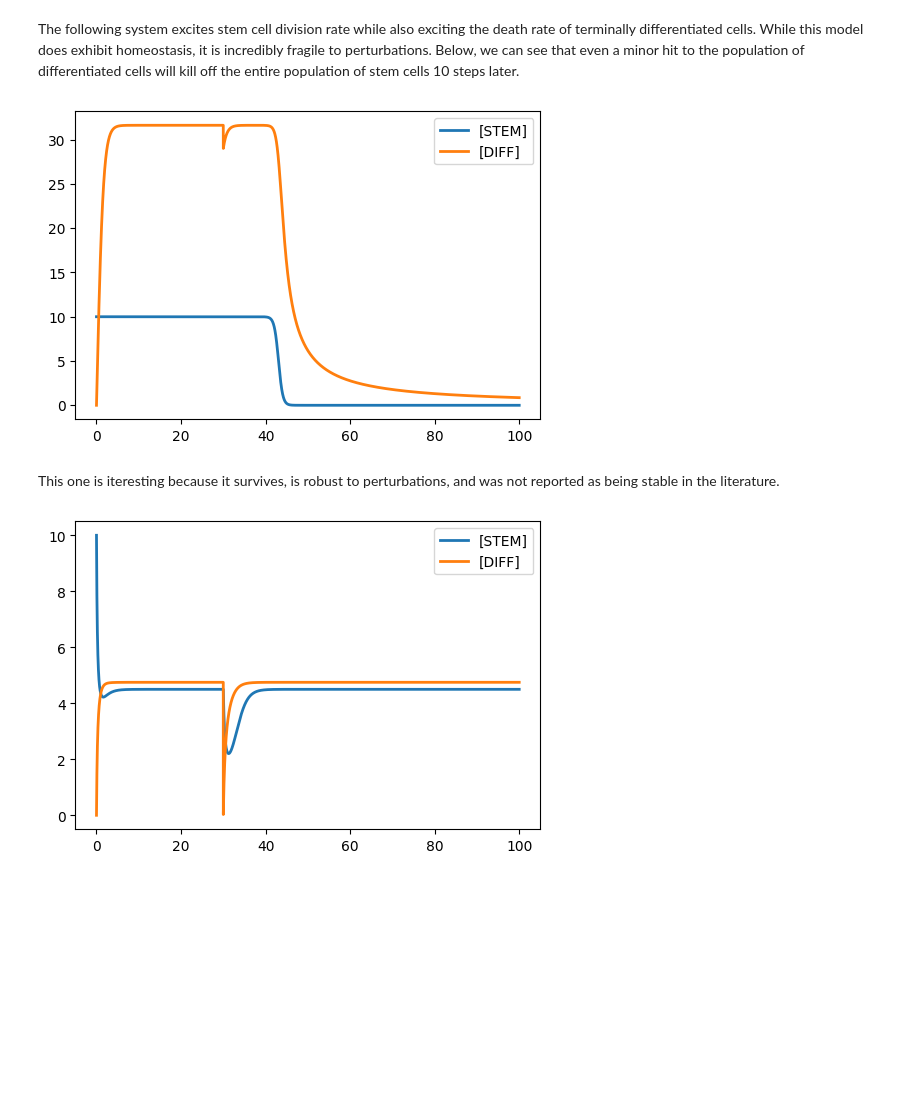
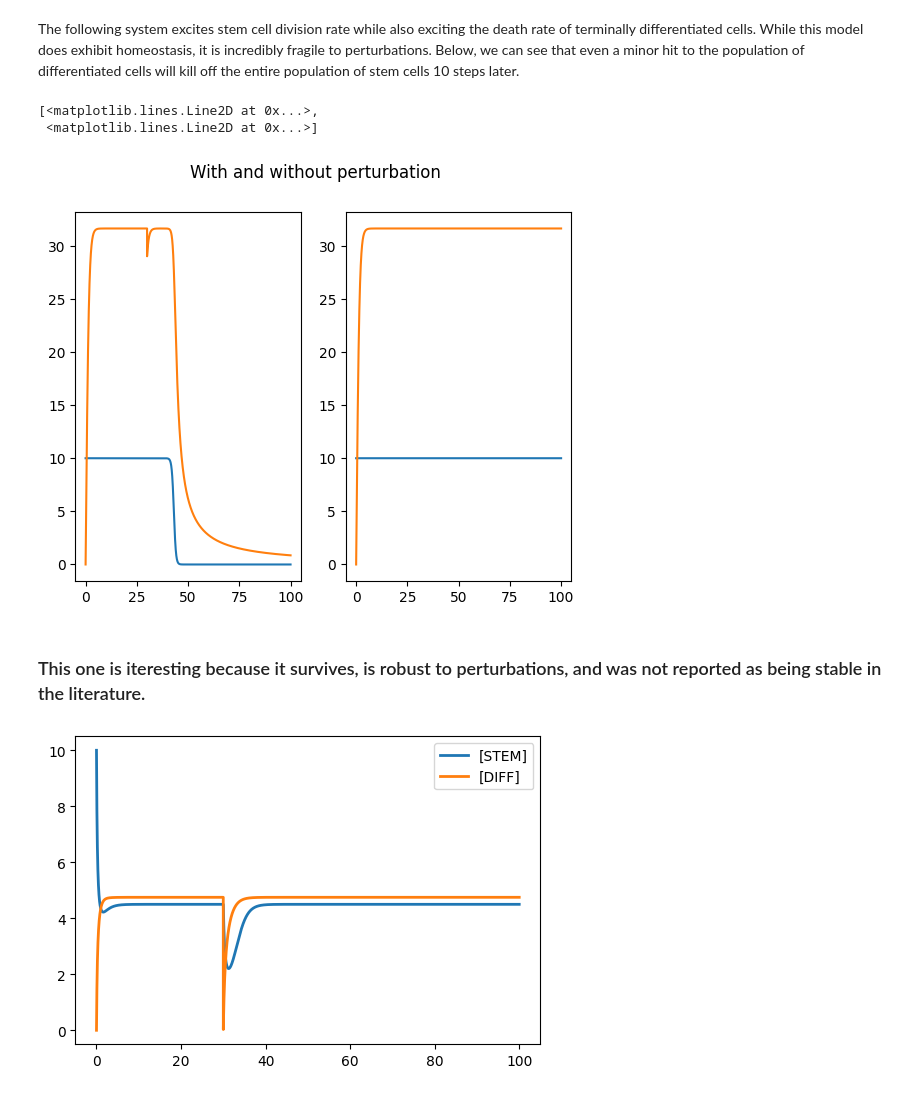
Before and after one commit to JulianoGianlupi/tellurium-nanohub-base, a Jupyter notebook: Nanohub_project.ipynb, the cells around one changed output. Drawn from its saved outputs; the diff is of its cells as text; code cells hidden in the pictures; blank space fills up the shorter version.

Commit message:
added vector plots

```diff
--- a/Nanohub_project.ipynb
+++ b/Nanohub_project.ipynb
@@ -114,16 +114,31 @@ The following system excites stem cell division rate while also exciting the dea
 # %%
 ExciteExcite = twoCompartmentModel(
   STEM='10', DIFF='0',
   L='1',P='1',D='0.1',
   Control=[excite["komarova"]('STEM', 5), '1', excite["komarova"]('DIFF', 5)],
   Events=['at time > 30: DIFF = 29;'])
+ExciteExcite2 = twoCompartmentModel(
+  STEM='10', DIFF='0',
+  L='1',P='1',D='0.1',
+  Control=[excite["komarova"]('STEM', 5), '1', excite["komarova"]('DIFF', 5)],
+  Events=[])
+
 r = te.loada(ExciteExcite)
-s = r.simulate(0, 100, 10000)
-r.plot(s)
+r2 = te.loada(ExciteExcite2)
+s = r.simulate(0, 100, 10000, ['STEM', 'DIFF'])
+s2 = r2.simulate(0, 100, 10000, ['STEM', 'DIFF'])
+#r.plot(s)
+time = np.arange(0, 100, 0.01)
+fig, (ax1, ax2) = plt.subplots(1, 2)
+fig.suptitle('With and without perturbation')
+ax1.plot(time, s)
+ax2.plot(time, s2)
 # %% [output]
+[<matplotlib.lines.Line2D at 0x...>,
+ <matplotlib.lines.Line2D at 0x...>]
-[figure, old version]
+[figure, new version]
 # %% [markdown]
-This one is iteresting because it survives, is robust to perturbations, and was not reported as being stable in the literature.
+### This one is iteresting because it survives, is robust to perturbations, and was not reported as being stable in the literature.
 # %%
 InhibInhibExcite = twoCompartmentModel(
   STEM='10', DIFF='0',
```
Also changed, not shown: parts of 5 cells of this notebook, 1 other file.
